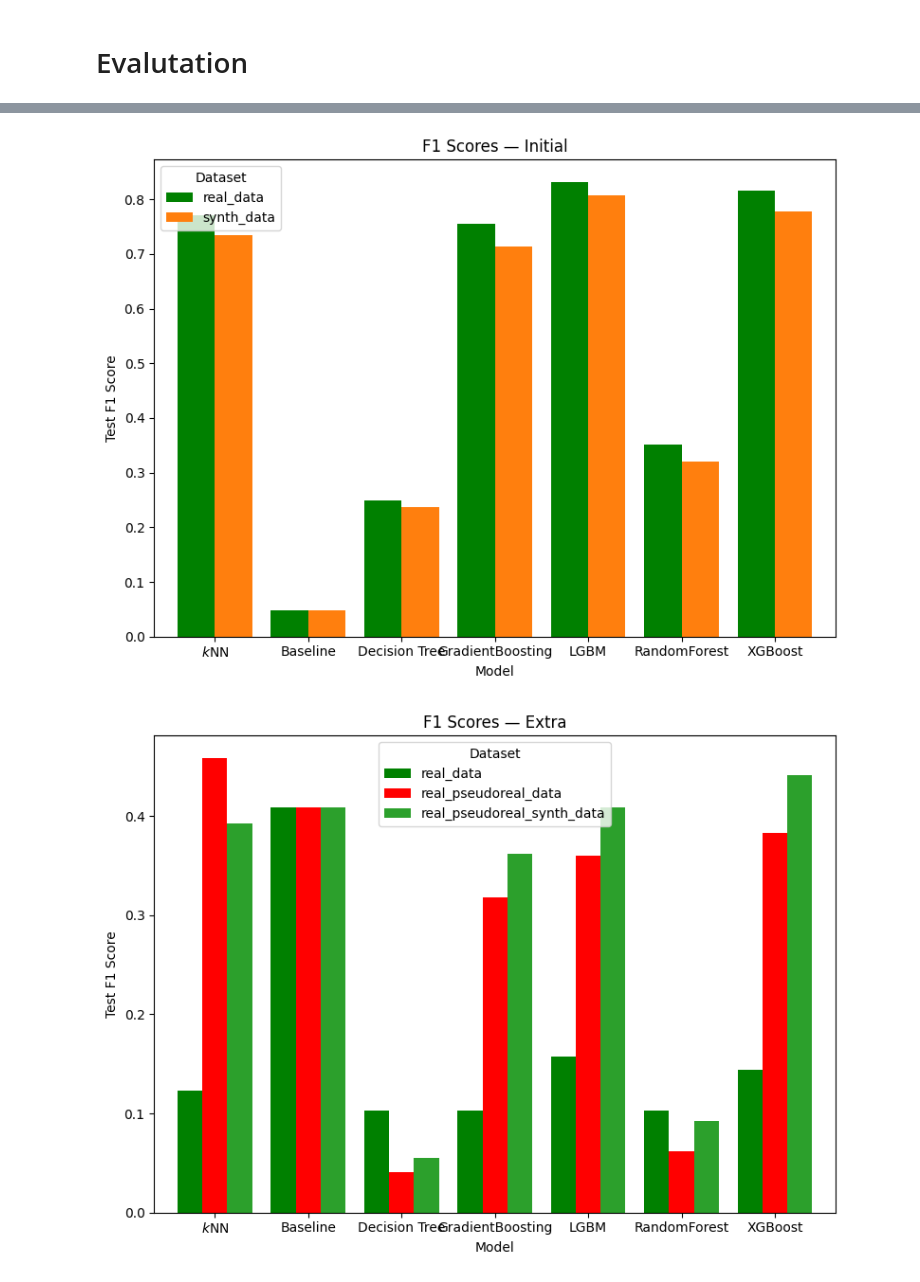
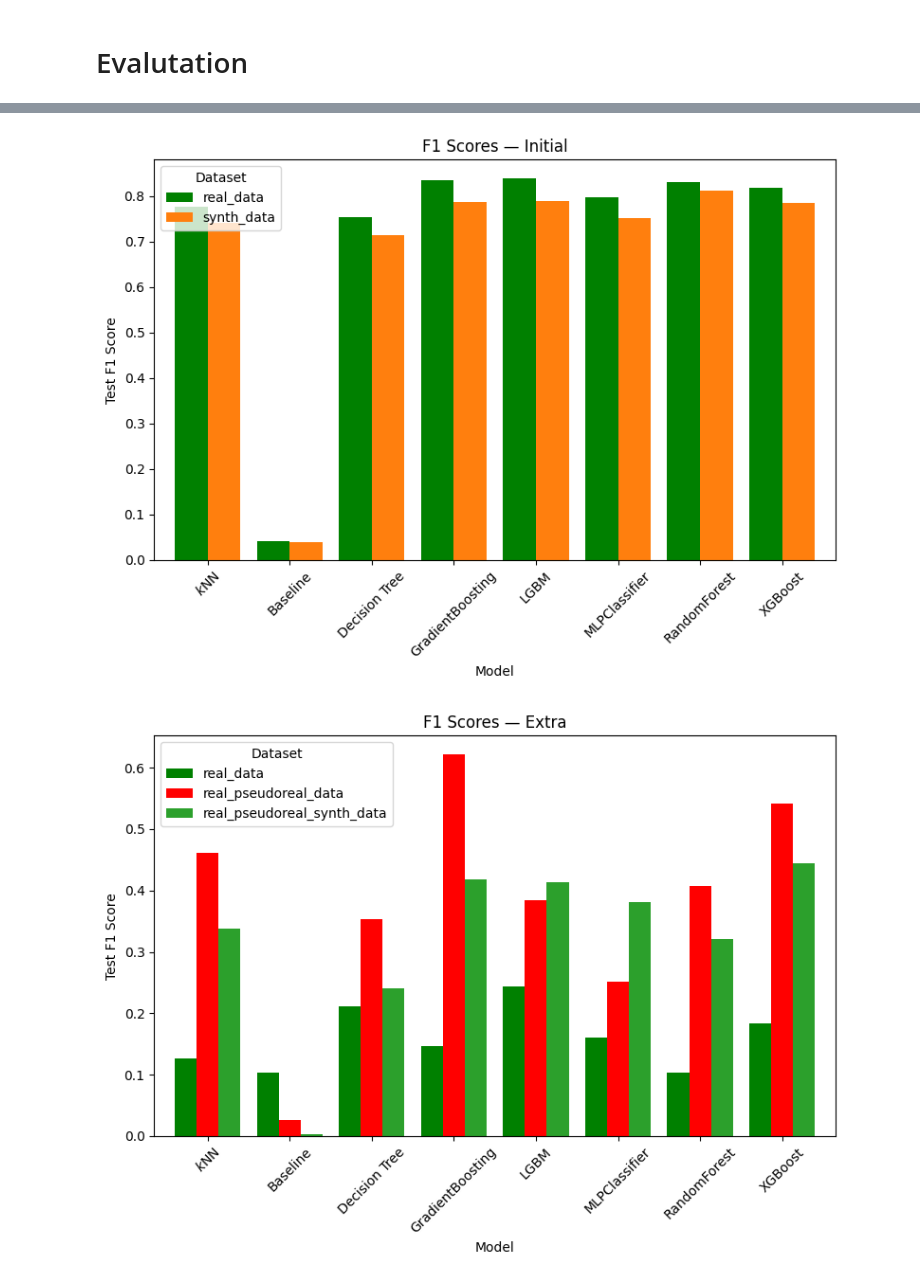
Before and after one commit to ibveecnk/data-mining-project, a Jupyter notebook: 04 Evaluation.ipynb, the cells around one changed output, grey strips where cells are left out. Saved outputs shown, nothing was run; the diff lists cells and outputs as text; code cells hidden in the pictures.

Commit message:
Update preprocessing notebook and tuning results with new classifier metrics and kernel specifications

```diff
--- a/04 Evaluation.ipynb
+++ b/04 Evaluation.ipynb
@@ -10,7 +10,7 @@ import matplotlib.pyplot as plt
 import seaborn as sns
 # %%
 # Load pickle file with results
-with open('results.pkl', 'rb') as f:
+with open('tuned-results.pkl', 'rb') as f:
     results = pickle.load(f)
 
 
@@ -227,33 +227,33 @@ color_map = {
 # 3) Plotting helper
 def plot_approach(df, approach_name):
     sub = df[df['approach'] == approach_name]
     pivot = sub.pivot(index='model', columns='dataset', values='f1')
 
     # Build a colors list, falling back to the default cycle
     default_cycle = plt.rcParams['axes.prop_cycle'].by_key()['color']
     default_iter = iter(default_cycle)
     colors = [
         color_map.get(ds, next(default_iter))
         for ds in pivot.columns
     ]
 
     ax = pivot.plot(
         kind='bar',
         figsize=(8, 6),
         width=0.8,
         color=colors
     )
     ax.set_title(f'F1 Scores — {approach_name}')
     ax.set_ylabel('Test F1 Score')
     ax.set_xlabel('Model')
     ax.legend(title='Dataset')
-    plt.xticks(rotation=0)
+    plt.xticks(rotation=45)
     plt.tight_layout()
     plt.show()
 
 # 4) Draw both charts
 plot_approach(df, 'Initial')
 plot_approach(df, 'Extra')
 # %% [output]
-[figure, old version]
+[figure, new version]
-[figure, old version]
+[figure, new version]
```
Also changed, not shown: parts of 4 cells of this notebook, 9 other files.
